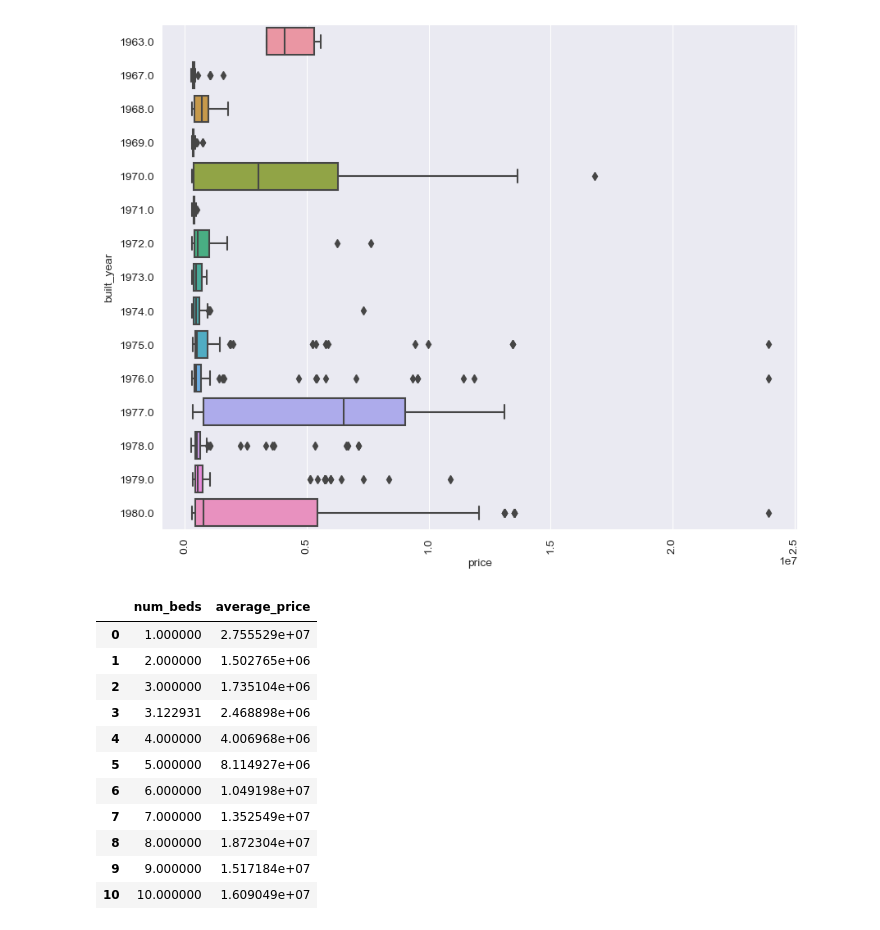
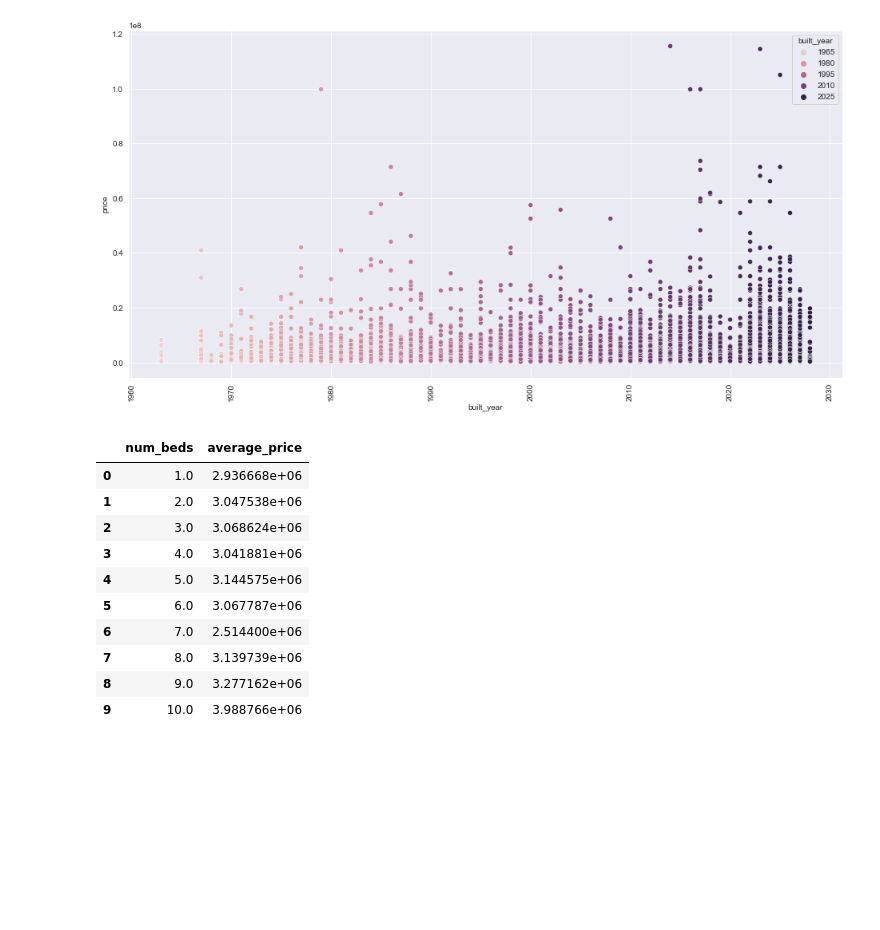
Before and after one commit to atul1696/cs5228-project, a Jupyter notebook: Data_Visualizations.ipynb, the cells around one changed output. Cells and saved outputs as stored; diff of their text form; code cells hidden in the pictures; blank space fills up the shorter version.

```diff
--- a/Data_Visualizations.ipynb
+++ b/Data_Visualizations.ipynb
@@ -18,0 +24,2 @@ testX, _ = read_csv('data/test.csv')
+# %%
+trainX, trainY = preprocess_data_for_visualization(trainX, trainY, testX)
@@ -22,7 +38,6 @@ column_names = list(trainX.columns.values)
 column_names.append('price')
 train_X_Y = pd.concat([trainX, df_trainY],axis=1, ignore_index=True, sort=False)
 train_X_Y.columns = column_names
-train_X_Y = convert_to_lowercase(train_X_Y)
 # %%
 train_X_Y.head()
 # %% [output]
@@ -124,6 +120,0 @@ trainX.head()
-# %%
-df_trainY = pd.DataFrame(data=trainY, columns=['price'])
-column_names = list(trainX.columns.values)
-column_names.append('price')
-train_X_Y = pd.concat([trainX, df_trainY],axis=1, ignore_index=True, sort=False)
-train_X_Y.columns = column_names
@@ -166,10 +147,9 @@ ax.tick_params(axis='x', rotation=90)
 # %%
-data_sub = train_X_Y[train_X_Y['built_year'] <= 1980][['built_year', 'price']]
-plt.figure(figsize=(10, 8))
-ax = sns.boxplot(data=data_sub, y='built_year', x='price', orient='h')
+plt.figure(figsize=(16, 8))
+ax = sns.scatterplot(data=train_X_Y, x='built_year', y='price', hue='built_year')
 ax.tick_params(axis='x', rotation=90)
 # %% [output]
-[figure, old version]
+[figure, new version]
 # %%
 df_num_beds_average_price = train_X_Y.groupby('num_beds', as_index=False)['price'].mean()
 df_num_beds_average_price.rename(columns={'price': 'average_price'}, inplace=True)
@@ -177,17 +157,16 @@ df_num_beds_average_price.rename(columns={'price': 'average_price'}, inplace=Tru
 df_num_beds_average_price.head(100)
 # %% [output]
 |  | num_beds | average_price |
-| 0 | 1.000000 | 2.755529e+07 |
-| 1 | 2.000000 | 1.502765e+06 |
-| 2 | 3.000000 | 1.735104e+06 |
-| 3 | 3.122931 | 2.468898e+06 |
-| 4 | 4.000000 | 4.006968e+06 |
-| 5 | 5.000000 | 8.114927e+06 |
-| 6 | 6.000000 | 1.049198e+07 |
-| 7 | 7.000000 | 1.352549e+07 |
-| 8 | 8.000000 | 1.872304e+07 |
-| 9 | 9.000000 | 1.517184e+07 |
-| 10 | 10.000000 | 1.609049e+07 |
+| 0 | 1.0 | 2.936668e+06 |
+| 1 | 2.0 | 3.047538e+06 |
+| 2 | 3.0 | 3.068624e+06 |
+| 3 | 4.0 | 3.041881e+06 |
+| 4 | 5.0 | 3.144575e+06 |
+| 5 | 6.0 | 3.067787e+06 |
+| 6 | 7.0 | 2.514400e+06 |
+| 7 | 8.0 | 3.139739e+06 |
+| 8 | 9.0 | 3.277162e+06 |
+| 9 | 10.0 | 3.988766e+06 |
 # %%
 plt.figure(figsize=(10, 6))
 ax = sns.barplot(data=df_num_beds_average_price, x='num_beds', y='average_price')
```
Also changed, not shown: parts of 27 cells of this notebook.
